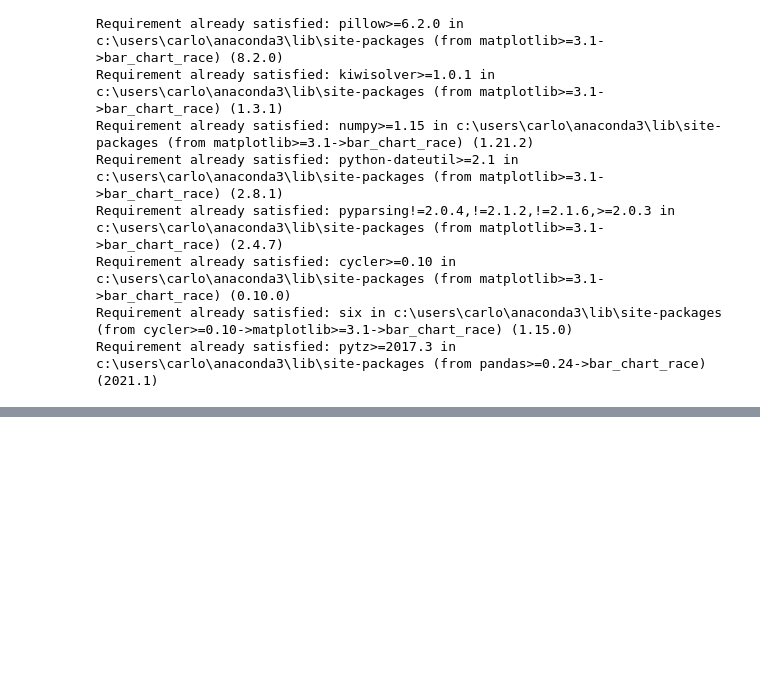
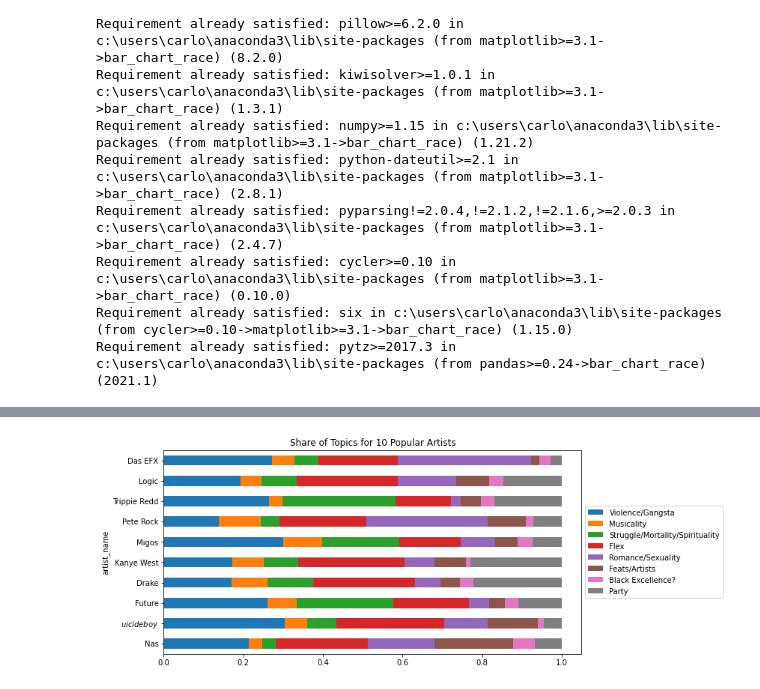
Before and after one commit to zack-tan/music-lyrics-analysis, a Jupyter notebook: topics visualization.ipynb, the cells around one changed output, grey strips where cells are left out. Cells and saved outputs as stored; diff of their text form; code cells hidden in the pictures; blank space fills up the shorter version.

```diff
--- a/topics visualization.ipynb
+++ b/topics visualization.ipynb
@@ -190,0 +397,7 @@ df_topics2.iloc[:,1:-1].div(df_topics2.iloc[:,1:-1].sum(axis=1), axis=0) ],
+# %%
+
+pd.concat([df_topics2.iloc[:,0],
+df_topics2.iloc[:,1:-1].div(df_topics2.iloc[:,1:-1].sum(axis=1), axis=0) ],
+          axis=1 ).set_index('artist_name').plot(kind='barh', title='Share of Topics for 10 Popular Artists', stacked=True,figsize=(10,5), ).legend(loc='center left',bbox_to_anchor=(1.0, 0.5));
+# %% [output]
+[figure, added]
```
Also changed, not shown: parts of 52 cells of this notebook.
